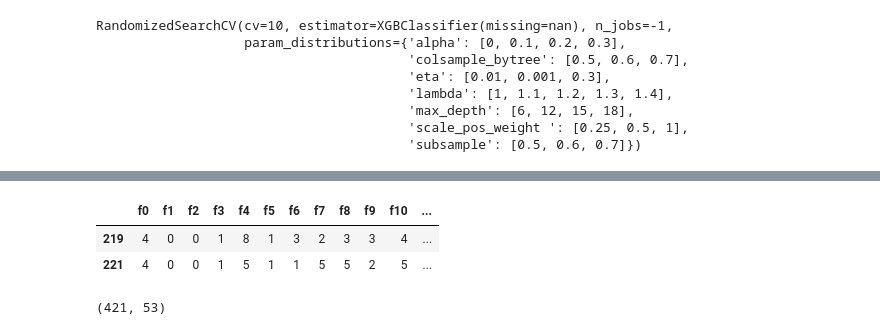
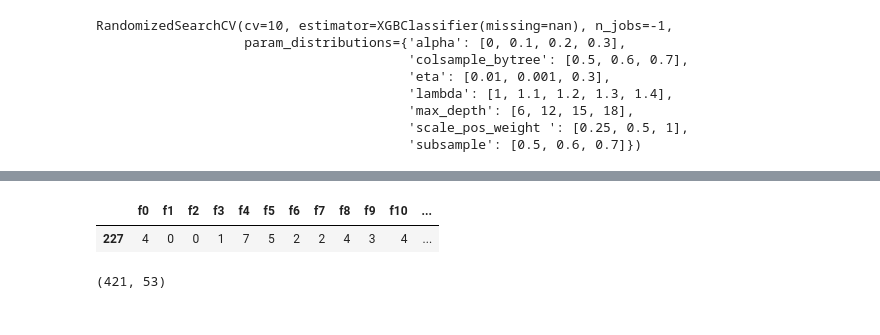
Before and after one commit to mhanauer/housing_xboost_python, a Jupyter notebook: house_dat_ML.ipynb, the cells around one changed output, grey strips where cells are left out. Cells and saved outputs as stored; diff of their text form; code cells hidden in the pictures.

```diff
--- a/house_dat_ML.ipynb
+++ b/house_dat_ML.ipynb
@@ -285,3 +420,13 @@ list(new_dat_pred.columns.values)
  'drug_use',
  'er_hos_use_base',
  'jail_arrest_base']
+# %%
+### Replicate data cleaning from r ehr_machine_learning
+fhhc_house_test_dat = pd.read_csv("fhhc_house_dat_8_21_20.csv", delimiter = ",")
+### Get two specific ids for baseline then subset
+#'1096', '1095'
+### Create filter variable
+new_clients = ["1097'"]
+fhhc_house_test_dat = fhhc_house_test_dat[fhhc_house_test_dat["ConsumerID"].isin(new_clients)]
+### Now get the variables from above
+fhhc_house_test_dat
@@ -288,12 +436,4 @@ list(new_dat_pred.columns.values)
 # %%
-### Replicate data cleaning from r ehr_machine_learning
-fhhc_house_test_dat = pd.read_csv("fhhc_house_test_dat.csv", delimiter = ",")
-### Get two specific ids for baseline then subset
-#'1096', '1095'
-### Create filter variable
-new_clients = ["1096'", "'1095'"]
-fhhc_house_test_dat = fhhc_house_test_dat[fhhc_house_test_dat["ConsumerID"].isin(new_clients)]
-### Now get the variables from above
 predictors = fhhc_house_test_dat[['Quarter',
  'Gender',
  'RaceWhite',
@@ -346,12 +490,15 @@ predictors
 # %%
 ### Variables to create
 #'telehealth', 'grant','aiety','mdd_r', 'mdd_s', 'another_s_ident', 'drug_use', 'er_hos_use_base', 'jail_arrest_base'
-telehealth = [1,1]
-telehealth = pd.DataFrame(data = telehealth, columns = ["telehealth"], index = [219, 221])
+telehealth = [1]
+### These variables are created outside of the data set and if you set the index to match the other variables it will align with them when you create a pandas data set
+## Make the index number with the from output above
+telehealth = pd.DataFrame(data = telehealth, columns = ["telehealth"], index = [227])
 ### Remember CCBHC or not
-grant = [0, 0]
-## Index 219 221
-grant = pd.DataFrame(data = grant, columns = ["grant"], index = [219, 221])
+grant = [0]
+## Index
+grant = pd.DataFrame(data = grant, columns = ["grant"], index = [227])
+
 
 def if_else(row):
 
@@ -519,16 +683,16 @@ post_pred
 # %%
 ### Reorder predictors and put into numpy array
-
 frames = [Quarter, Gender, RaceWhite_to_ViolenceTrauma, Housing, Education, Employment, EnoughMoneyForNeeds_to_GenerallyAccomplishGoal, telehealth, grant, EverServed_to_NightsHomeless, post_pred]
 predictors_ordered = pd.concat(frames, axis = 1)
+predictors_ordered
+
 predictors_ordered.shape
 ### Need to rename as 'f0', 'f1', 'f2', 'f3', 'f4', 'f5', 'f6', 'f7', 'f8', 'f9', 'f10', 'f11', 'f12', 'f13', 'f14', 'f15', 'f16', 'f17', 'f18', 'f19', 'f20', 'f21', 'f22', 'f23', 'f24', 'f25', 'f26', 'f27', 'f28', 'f29', 'f30', 'f31', 'f32', 'f33', 'f34', 'f35', 'f36', 'f37', 'f38', 'f39', 'f40', 'f41', 'f42', 'f43', 'f44', 'f45', 'f46', 'f47', 'f48', 'f49', 'f50', 'f51', 'f52'
 predictors_ordered.rename(columns={"Quarter": "f0", "Gender": "f1", "RaceWhite": "f2", "RaceBlack": "f3", "Agegroup": "f4", "OverallHealth": "f5", "CapableManagingHealthCareNeeds": "f6", "HandlingDailyLife": "f7", "ControlLife": "f8", "DealWithCrisis": "f9", "GetsAlongWithFamily": "f10", "SocialSituations": "f11", "FunctioningHousing": "f12", "Symptoms": "f13","Nervous": "f14","Hopeless": "f15", "Restless": "f16", "Depressed": "f17", "EverythingEffort": "f18", "Worthless": "f19", "PsychologicalEmotionalProblems": "f20", "LifeQuality": "f21", "EnoughEnergyForEverydayLife": "f22", "PerformDailyActivitiesSatisfaction": "f23", "HealthSatisfaction": "f24", "RelationshipSatisfaction": "f25", "SelfSatisfaction": "f26", "Tobacco_Use": "f27", "Alcohol_Use": "f28", "Cannabis_Use": "f29", "ViolenceTrauma": "f30", "Housing": "f31", "Education": "f32", "Employment": "f33", "EnoughMoneyForNeeds": "f34", "Friendships": "f35", "EnjoyPeople": "f36", "BelongInCommunity": "f37", "SupportFromFamily": "f38", "SupportiveFamilyFriends" : "f39", "GenerallyAccomplishGoal": "f40", "telehealth": "f41", "grant": "f42", "EverServed": "f43", "ActiveDuty_Else": "f44", "NightsHomeless": "f45", "aiety": "f46", "mdd_r": "f47", "mdd_s": "f48", "another_s_ident": "f49", "drug_use": "f50", "er_hos_use_base": "f51", "jail_arrest_base": "f52"}, inplace = True)
 predictors_ordered
 # %% [output]
 |  | f0 | f1 | f2 | f3 | f4 | f5 | f6 | f7 | f8 | f9 | f10 | ... |
-| 219 | 4 | 0 | 0 | 1 | 8 | 1 | 3 | 2 | 3 | 3 | 4 | ... |
-| 221 | 4 | 0 | 0 | 1 | 5 | 1 | 1 | 5 | 5 | 2 | 5 | ... |
+| 227 | 4 | 0 | 0 | 1 | 7 | 5 | 2 | 2 | 4 | 3 | 4 | ... |
 # %%
 X_test.shape
 # %% [output]
```
Also changed, not shown: parts of 34 cells of this notebook.
